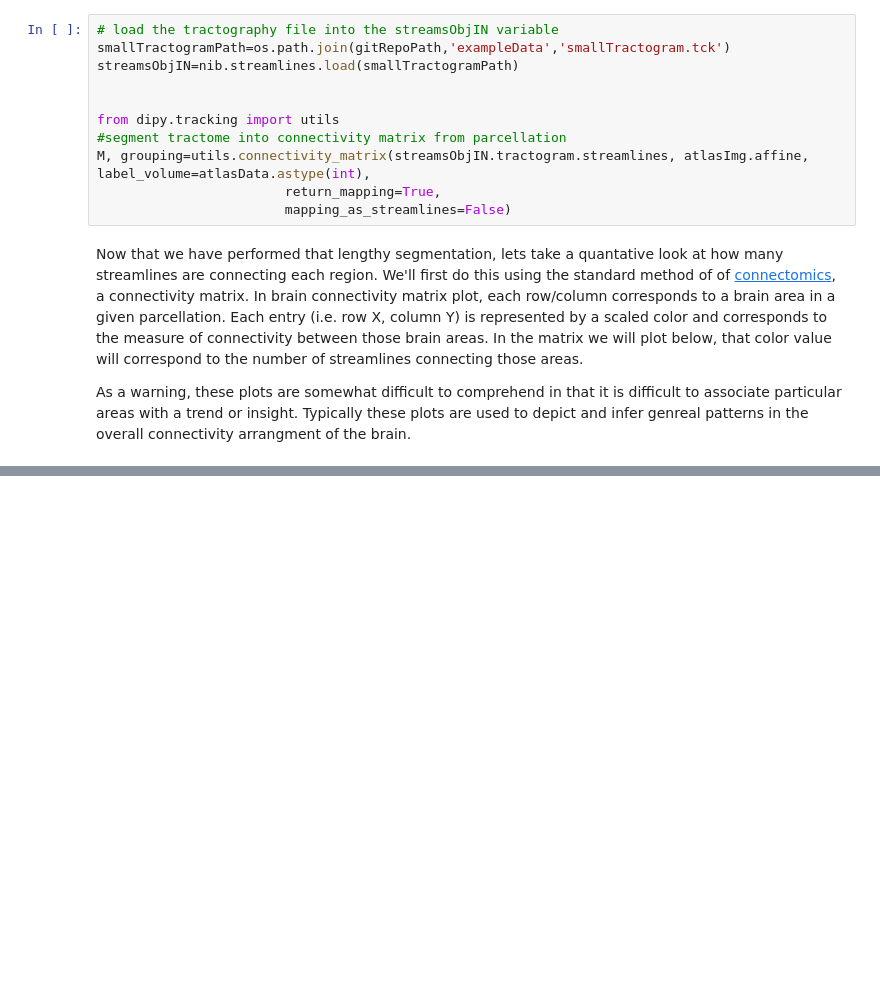
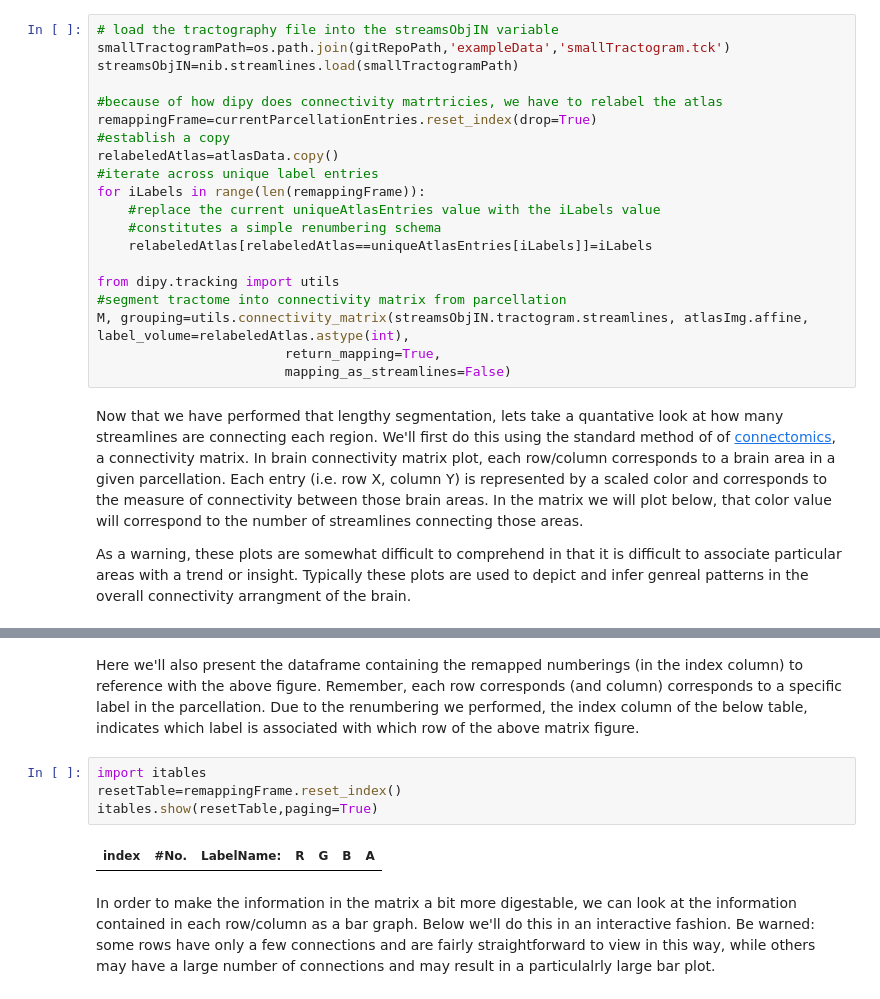
Before and after one commit to DanNBullock/WiMSE, a Jupyter notebook: notebooks/A_first_segmentation.ipynb, the cells around one changed output, grey strips where cells are left out. Cells and saved outputs as stored; diff of their text form; blank space fills up the shorter version.

```diff
--- a/notebooks/A_first_segmentation.ipynb
+++ b/notebooks/A_first_segmentation.ipynb
@@ -76,10 +76,19 @@ Lets apply [this method](https://dipy.org/documentation/1.0.0./examples_built/st
 smallTractogramPath=os.path.join(gitRepoPath,'exampleData','smallTractogram.tck')
 streamsObjIN=nib.streamlines.load(smallTractogramPath)
 
+#because of how dipy does connectivity matrtricies, we have to relabel the atlas
+remappingFrame=currentParcellationEntries.reset_index(drop=True)
+#establish a copy
+relabeledAtlas=atlasData.copy()
+#iterate across unique label entries
+for iLabels in range(len(remappingFrame)):
+    #replace the current uniqueAtlasEntries value with the iLabels value
+    #constitutes a simple renumbering schema
+    relabeledAtlas[relabeledAtlas==uniqueAtlasEntries[iLabels]]=iLabels
 
 from dipy.tracking import utils
 #segment tractome into connectivity matrix from parcellation
-M, grouping=utils.connectivity_matrix(streamsObjIN.tractogram.streamlines, atlasImg.affine, label_volume=atlasData.astype(int),
+M, grouping=utils.connectivity_matrix(streamsObjIN.tractogram.streamlines, atlasImg.affine, label_volume=relabeledAtlas.astype(int),
                         return_mapping=True,
                         mapping_as_streamlines=False)
 # %% [markdown]
@@ -96 +104,11 @@ KeyboardInterrupt:
+# %% [markdown]
+Here we'll also present the dataframe containing the remapped numberings (in the index column) to reference with the above figure.  Remember, each row corresponds (and column) corresponds to a specific label in the parcellation.  Due to the renumbering we performed, the index column of the below table, indicates which label is associated with which row of the above matrix figure.
+# %%
+import itables
+resetTable=remappingFrame.reset_index()
+itables.show(resetTable,paging=True)
+# %% [output]
+| index | #No. | LabelName: | R | G | B | A |
+# %% [markdown]
+In order to make the information in the matrix a bit more digestable, we can look at the information contained in each row/column as a bar graph.  Below we'll do this in an interactive fashion.  Be warned:  some rows have only a few connections and are fairly straightforward to view in this way, while others may have a large number of connections and may result in a particulalrly large bar plot.
 # %%
```
Also changed, not shown: parts of 9 cells of this notebook, 2 other files.
